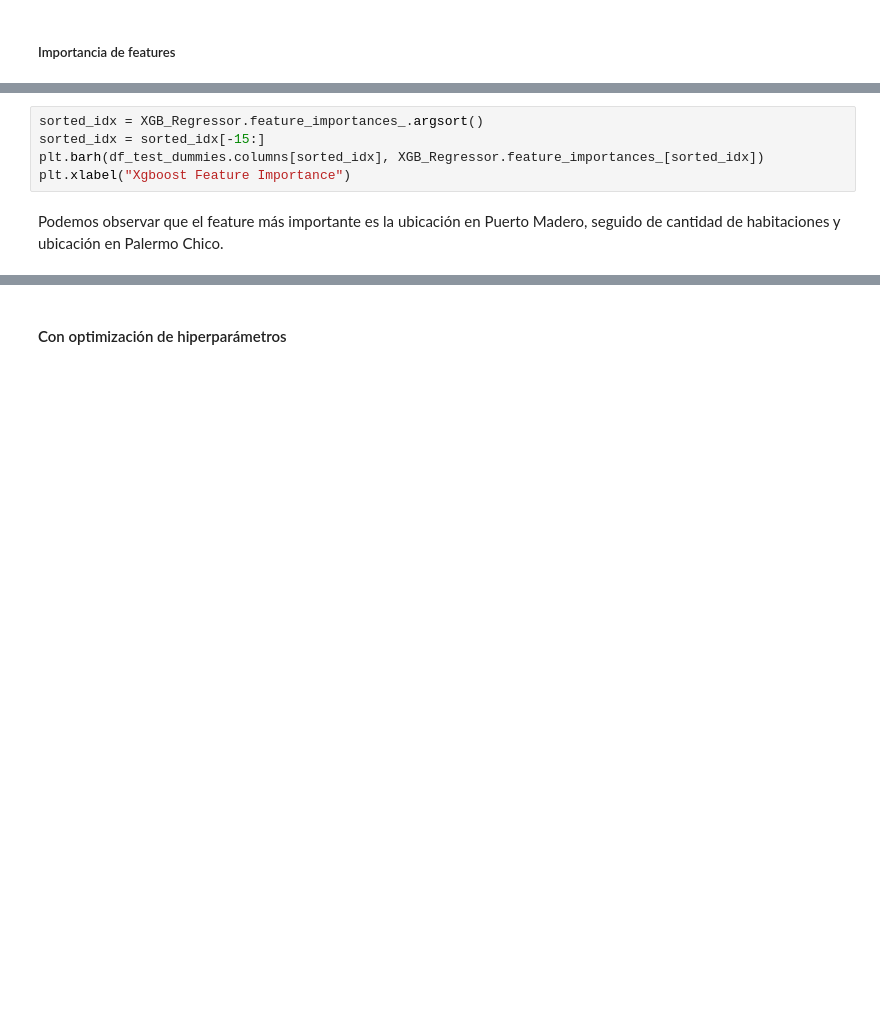
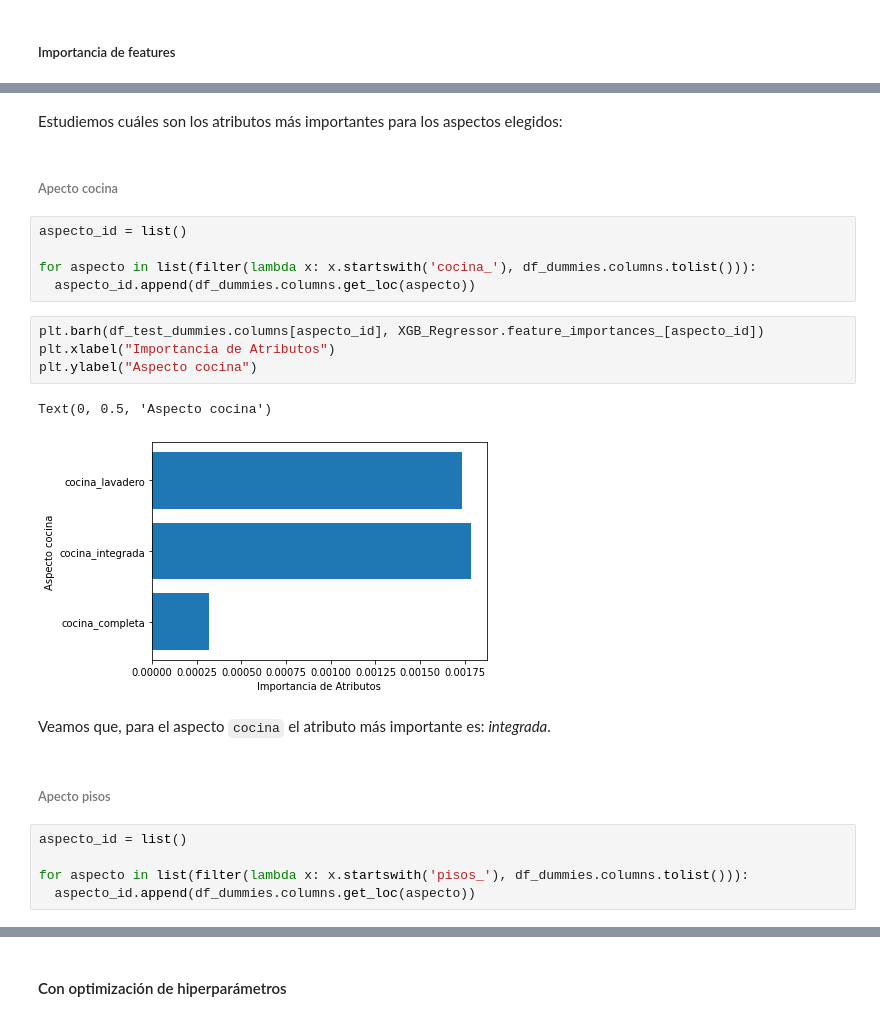
Before and after one commit to valencorrea/7506R-2C2022-GRUPO14-TP2, a Jupyter notebook: 7506R_TP2_GRUPO14_ENTREGA.ipynb, the cells around one changed output, grey strips where cells are left out. Cells and saved outputs as stored; diff of their text form; blank space fills up the shorter version.

Commit message:
review feature importance

```diff
--- a/7506R_TP2_GRUPO14_ENTREGA.ipynb
+++ b/7506R_TP2_GRUPO14_ENTREGA.ipynb
@@ -556,7 +750,25 @@ Graficamos los 15 features más importantes para el modelo con los hiperparámet
-# %%
-sorted_idx = XGB_Regressor.feature_importances_.argsort()
-sorted_idx = sorted_idx[-15:]
-plt.barh(df_test_dummies.columns[sorted_idx], XGB_Regressor.feature_importances_[sorted_idx])
-plt.xlabel("Xgboost Feature Importance")
-# %% [markdown]
-Podemos observar que el feature más importante es la ubicación en Puerto Madero, seguido de cantidad de habitaciones y ubicación en Palermo Chico.
+# %% [markdown]
+Estudiemos cuáles son los atributos más importantes para los aspectos elegidos:
+# %% [markdown]
+###### Apecto cocina
+# %%
+aspecto_id = list()
+
+for aspecto in list(filter(lambda x: x.startswith('cocina_'), df_dummies.columns.tolist())):
+  aspecto_id.append(df_dummies.columns.get_loc(aspecto))
+# %%
+plt.barh(df_test_dummies.columns[aspecto_id], XGB_Regressor.feature_importances_[aspecto_id])
+plt.xlabel("Importancia de Atributos")
+plt.ylabel("Aspecto cocina")
+# %% [output]
+Text(0, 0.5, 'Aspecto cocina')
+[figure, added]
+# %% [markdown]
+Veamos que, para el aspecto `cocina` el atributo más importante es: *integrada*.
+# %% [markdown]
+###### Apecto pisos
+# %%
+aspecto_id = list()
+
+for aspecto in list(filter(lambda x: x.startswith('pisos_'), df_dummies.columns.tolist())):
+  aspecto_id.append(df_dummies.columns.get_loc(aspecto))
```
Also changed, not shown: parts of 154 cells of this notebook.
